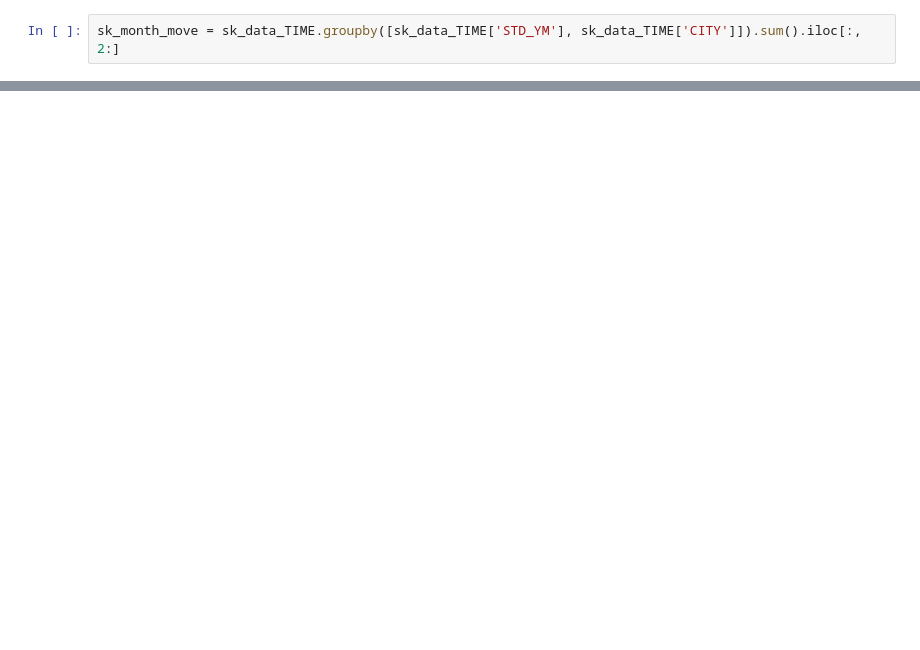
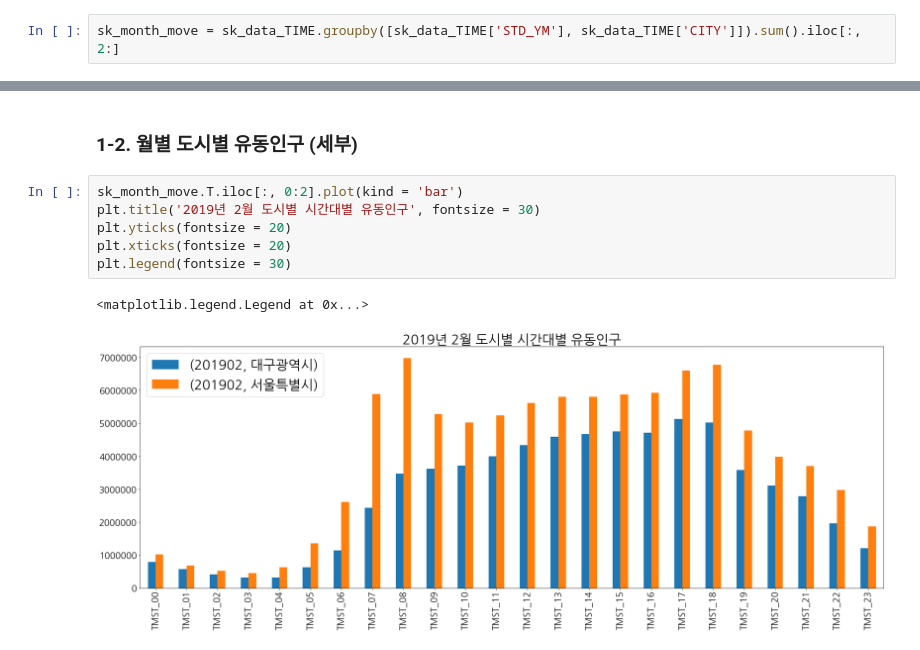
Before and after one commit to minkithub/bigcon2020, a Jupyter notebook: Minki/SK_EDA.ipynb, the cells around one changed output, grey strips where cells are left out. Drawn from its saved outputs; the diff is of its cells as text; blank space fills up the shorter version.

```diff
--- a/Minki/SK_EDA.ipynb
+++ b/Minki/SK_EDA.ipynb
@@ -76,0 +87,11 @@ sk_month_move.plot(kind = 'bar')
+# %% [markdown]
+### 1-2. 월별 도시별 유동인구 (세부)
+# %%
+sk_month_move.T.iloc[:, 0:2].plot(kind = 'bar')
+plt.title('2019년 2월 도시별 시간대별 유동인구', fontsize = 30)
+plt.yticks(fontsize = 20)
+plt.xticks(fontsize = 20)
+plt.legend(fontsize = 30)
+# %% [output]
+<matplotlib.legend.Legend at 0x...>
+[figure, added]
```
Also changed, not shown: parts of 47 cells of this notebook.
